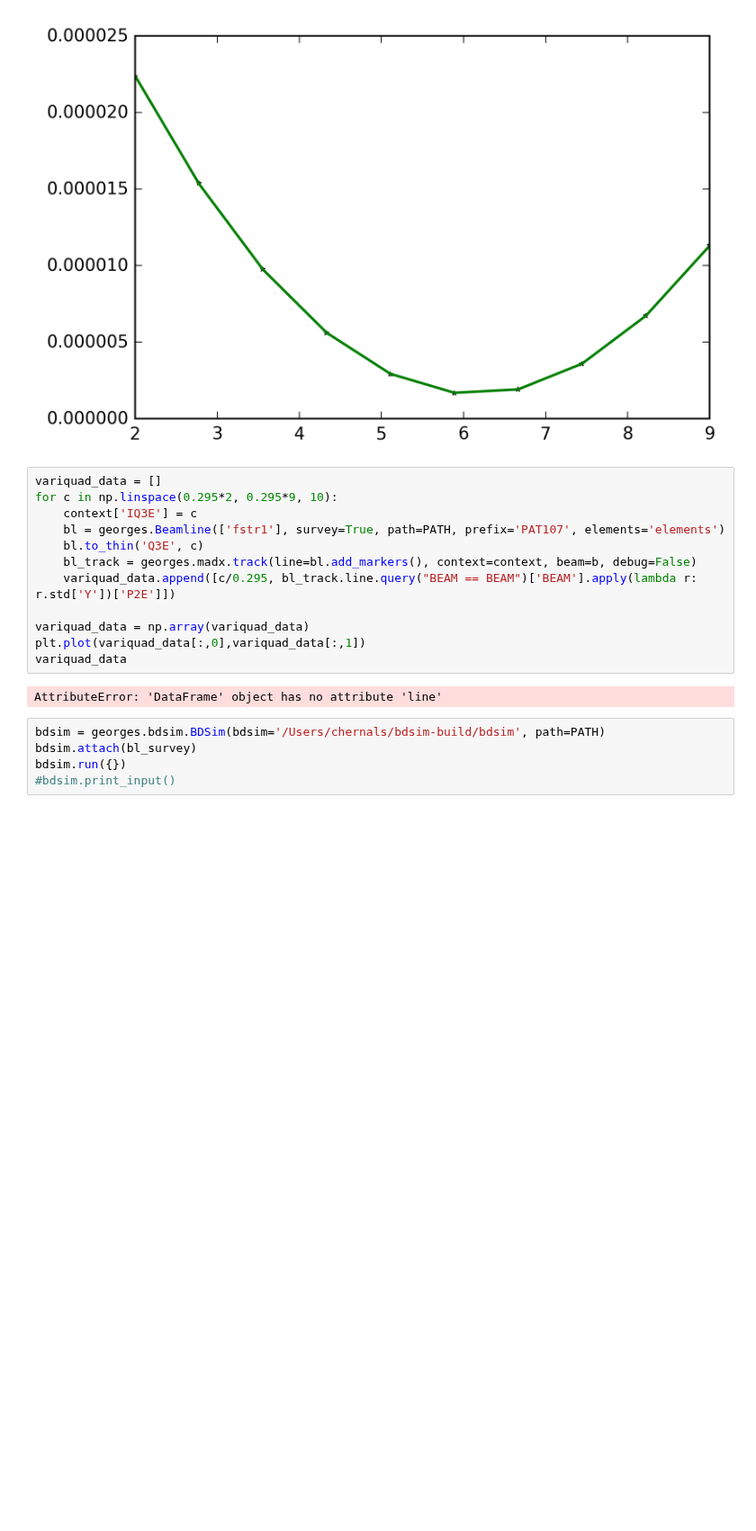
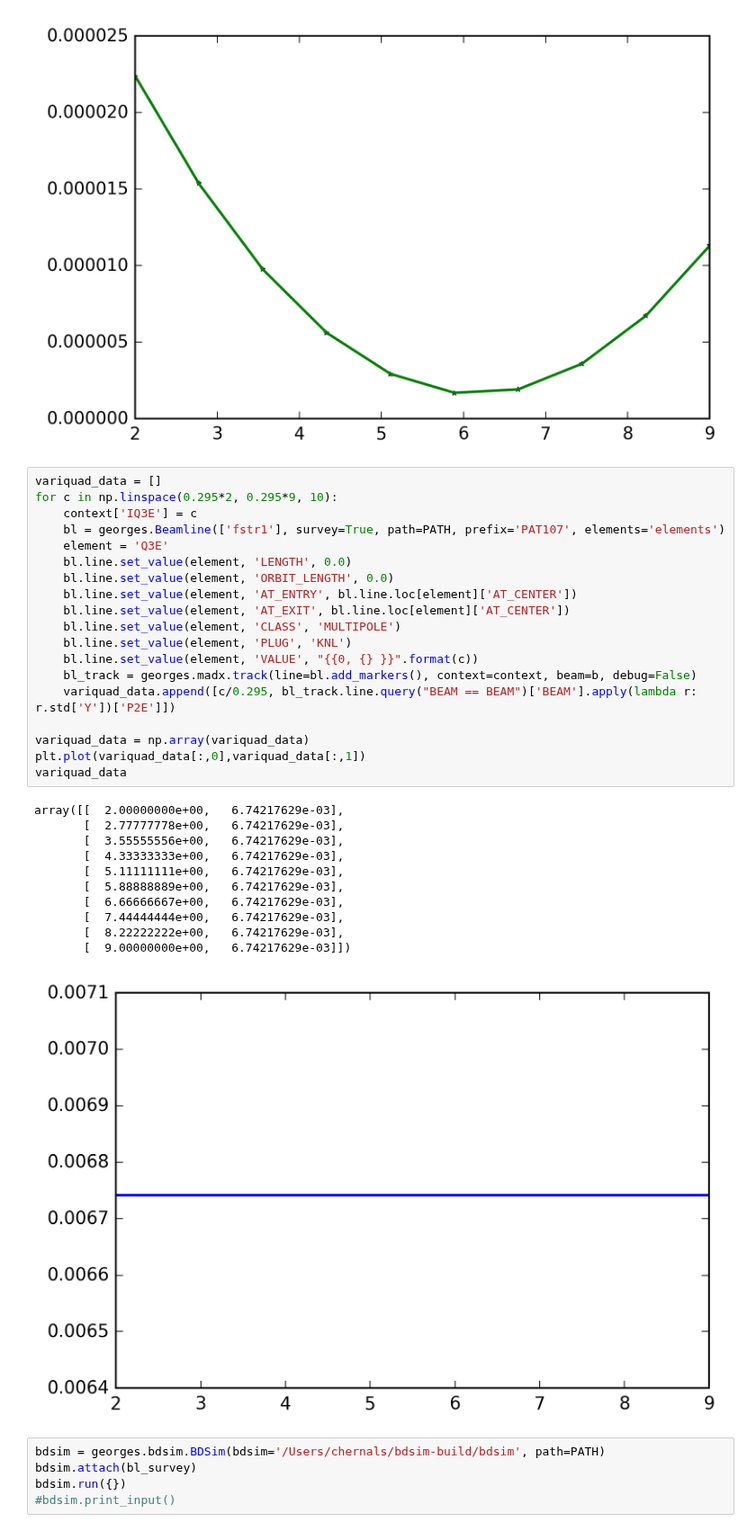
Before and after one commit to ULB-Metronu/georges, a Jupyter notebook: examples/Example Georges.ipynb, the cells around one changed output. Shown at 90% size. Cells and saved outputs as stored; diff of their text form; blank space fills up the shorter version.

Commit message:
Variquad and 'to_thin' in Beamline. Also added a computation of emittance in Beam

```diff
--- a/examples/Example Georges.ipynb
+++ b/examples/Example Georges.ipynb
@@ -130,17 +133,34 @@ variquad#['map'].line[['R11','R12','R22','R33','R34','R44']]
 # %%
 variquad_data = []
 for c in np.linspace(0.295*2, 0.295*9, 10):
     context['IQ3E'] = c
     bl = georges.Beamline(['fstr1'], survey=True, path=PATH, prefix='PAT107', elements='elements')
-    bl.to_thin('Q3E', c)
+    element = 'Q3E'
+    bl.line.set_value(element, 'LENGTH', 0.0)
+    bl.line.set_value(element, 'ORBIT_LENGTH', 0.0)
+    bl.line.set_value(element, 'AT_ENTRY', bl.line.loc[element]['AT_CENTER'])
+    bl.line.set_value(element, 'AT_EXIT', bl.line.loc[element]['AT_CENTER'])
+    bl.line.set_value(element, 'CLASS', 'MULTIPOLE')
+    bl.line.set_value(element, 'PLUG', 'KNL')
+    bl.line.set_value(element, 'VALUE', "{{0, {} }}".format(c))
     bl_track = georges.madx.track(line=bl.add_markers(), context=context, beam=b, debug=False)
     variquad_data.append([c/0.295, bl_track.line.query("BEAM == BEAM")['BEAM'].apply(lambda r: r.std['Y'])['P2E']])
 
 variquad_data = np.array(variquad_data)
 plt.plot(variquad_data[:,0],variquad_data[:,1])
 variquad_data
 # %% [output]
-AttributeError: 'DataFrame' object has no attribute 'line'
+array([[  2.00000000e+00,   6.74217629e-03],
+       [  2.77777778e+00,   6.74217629e-03],
+       [  3.55555556e+00,   6.74217629e-03],
+       [  4.33333333e+00,   6.74217629e-03],
+       [  5.11111111e+00,   6.74217629e-03],
+       [  5.88888889e+00,   6.74217629e-03],
+       [  6.66666667e+00,   6.74217629e-03],
+       [  7.44444444e+00,   6.74217629e-03],
+       [  8.22222222e+00,   6.74217629e-03],
+       [  9.00000000e+00,   6.74217629e-03]])
+[figure, added]
 # %%
 bdsim = georges.bdsim.BDSim(bdsim='/Users/chernals/bdsim-build/bdsim', path=PATH)
 bdsim.attach(bl_survey)
```
Also changed, not shown: parts of 1 cell of this notebook, 1 other file.
